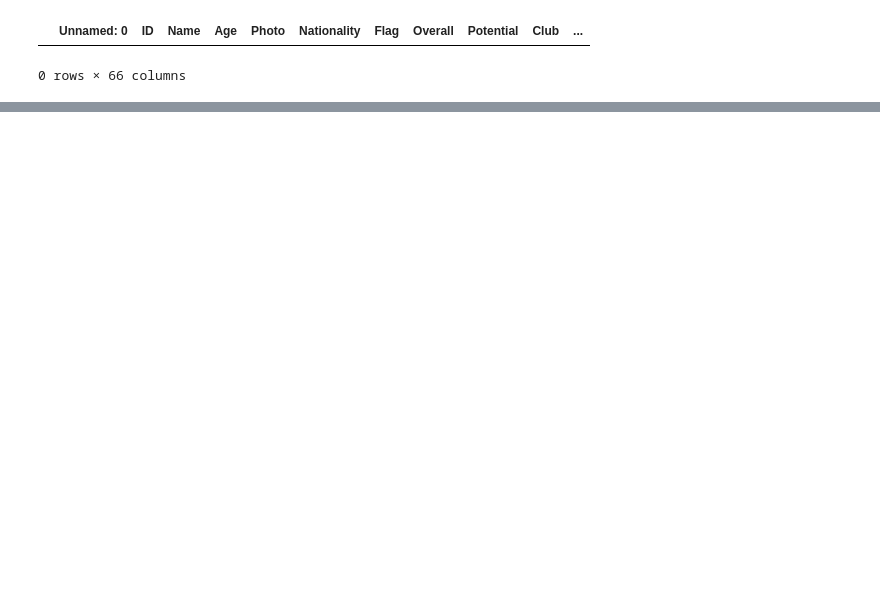
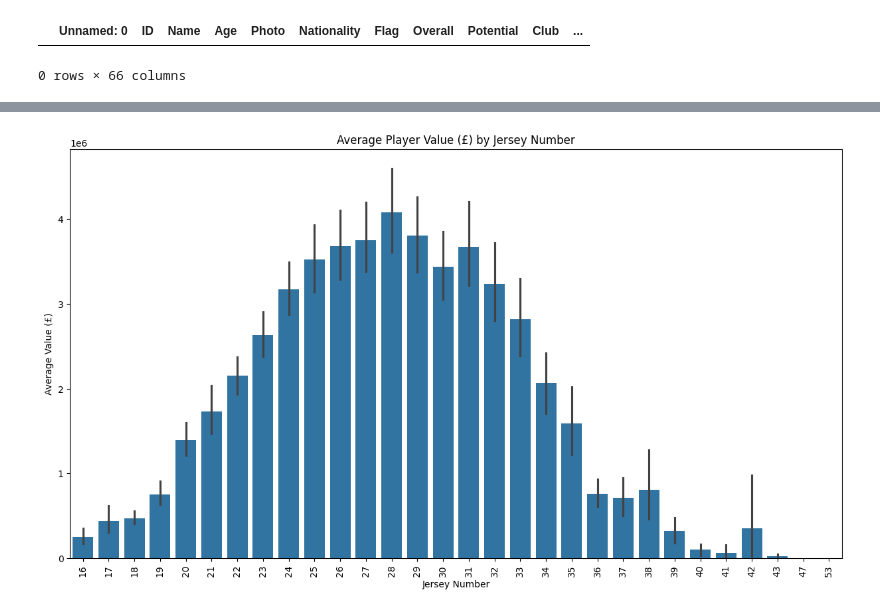
Before and after one commit to BrandonLCC/FIFA_ML_Kedro, a Jupyter notebook: machine-learning-project/notebooks/2_Data_Understanding.ipynb, the cells around one changed output, grey strips where cells are left out. Drawn from its saved outputs; the diff is of its cells as text; code cells hidden in the pictures; blank space fills up the shorter version.

```diff
--- a/machine-learning-project/notebooks/2_Data_Understanding.ipynb
+++ b/machine-learning-project/notebooks/2_Data_Understanding.ipynb
@@ -285,0 +376,14 @@ Variables no clasificadas: ['Photo', 'Flag', 'Club Logo']
+# %%
+plt.figure(figsize=(15, 8))
+#sns.barplot(x='Age', y='Value(£)', data=FIFA19_df)
+
+#sns.barplot(x='Age', y='Value(£)', data=FIFA20_df)
+
+sns.barplot(x='Age', y='Value(£)', data=FIFA21_df)
+
+plt.title('Average Player Value (£) by Jersey Number')
+plt.xlabel('Jersey Number')
+plt.ylabel('Average Value (£)')
+plt.xticks(rotation=90)
+plt.show()
+# %% [output]
@@ -285,0 +391 @@ Variables no clasificadas: ['Photo', 'Flag', 'Club Logo']
+[figure, added]
```
Also changed, not shown: parts of 23 cells of this notebook, 1 other file.
